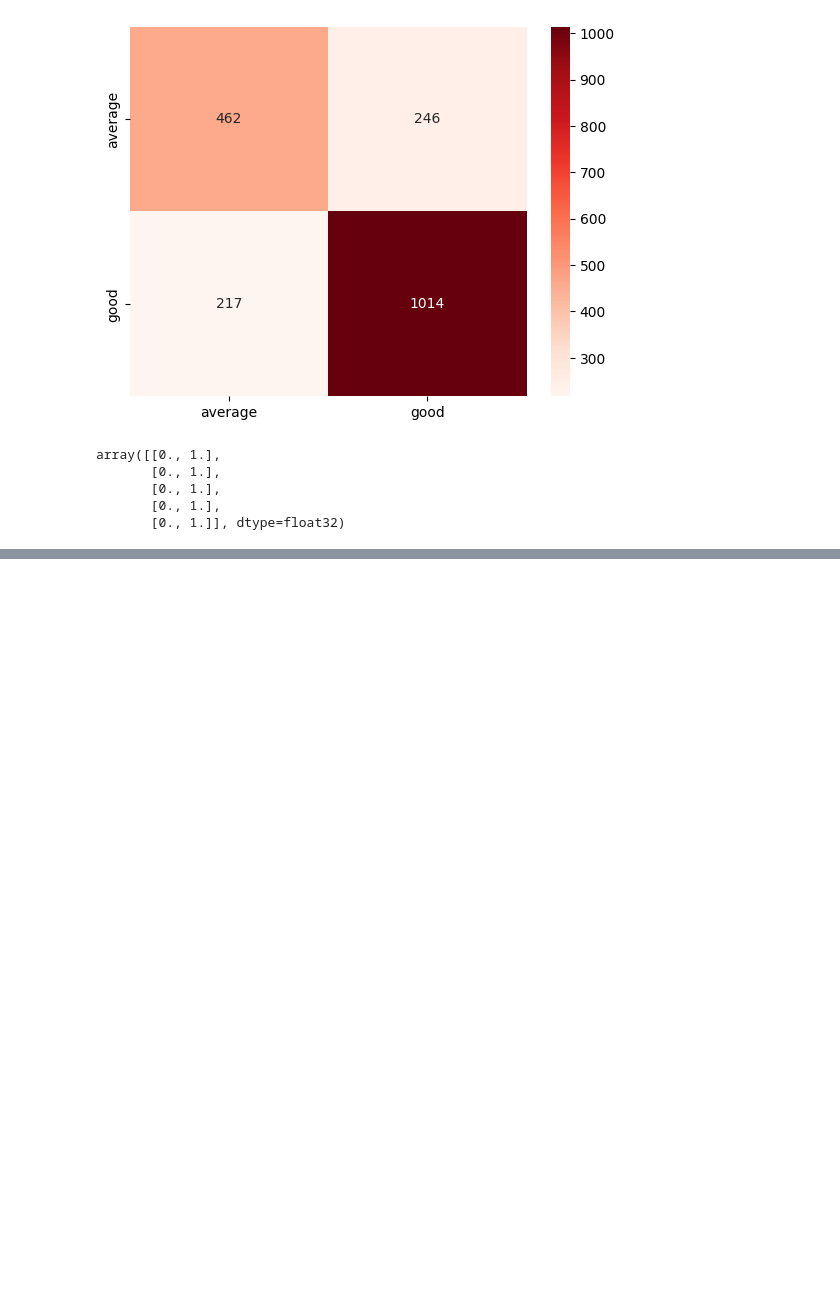
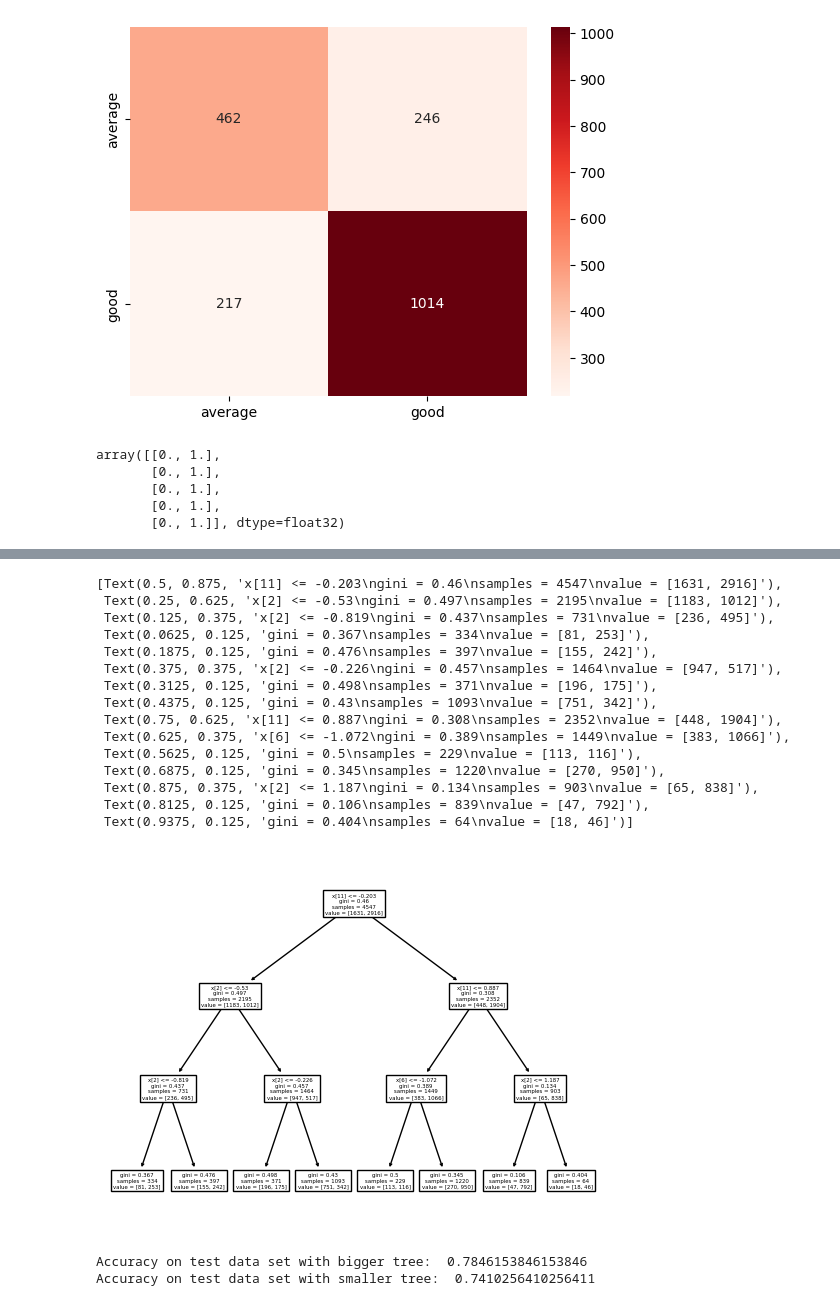
Before and after one commit to piotrd22/computational_intelligence_ug, a Jupyter notebook: project02/project.ipynb, the cells around one changed output, grey strips where cells are left out. Saved outputs shown, nothing was run; the diff lists cells and outputs as text; code cells hidden in the pictures; blank space fills up the shorter version.

```diff
--- a/project02/project.ipynb
+++ b/project02/project.ipynb
@@ -395,0 +491,28 @@ plt.show()
+# %%
+tree.plot_tree(clf_smaller)
+# %% [output]
+[Text(0.5, 0.875, 'x[11] <= -0.203\ngini = 0.46\nsamples = 4547\nvalue = [1631, 2916]'),
+ Text(0.25, 0.625, 'x[2] <= -0.53\ngini = 0.497\nsamples = 2195\nvalue = [1183, 1012]'),
+ Text(0.125, 0.375, 'x[2] <= -0.819\ngini = 0.437\nsamples = 731\nvalue = [236, 495]'),
+ Text(0.0625, 0.125, 'gini = 0.367\nsamples = 334\nvalue = [81, 253]'),
+ Text(0.1875, 0.125, 'gini = 0.476\nsamples = 397\nvalue = [155, 242]'),
+ Text(0.375, 0.375, 'x[2] <= -0.226\ngini = 0.457\nsamples = 1464\nvalue = [947, 517]'),
+ Text(0.3125, 0.125, 'gini = 0.498\nsamples = 371\nvalue = [196, 175]'),
+ Text(0.4375, 0.125, 'gini = 0.43\nsamples = 1093\nvalue = [751, 342]'),
+ Text(0.75, 0.625, 'x[11] <= 0.887\ngini = 0.308\nsamples = 2352\nvalue = [448, 1904]'),
+ Text(0.625, 0.375, 'x[6] <= -1.072\ngini = 0.389\nsamples = 1449\nvalue = [383, 1066]'),
+ Text(0.5625, 0.125, 'gini = 0.5\nsamples = 229\nvalue = [113, 116]'),
+ Text(0.6875, 0.125, 'gini = 0.345\nsamples = 1220\nvalue = [270, 950]'),
+ Text(0.875, 0.375, 'x[2] <= 1.187\ngini = 0.134\nsamples = 903\nvalue = [65, 838]'),
+ Text(0.8125, 0.125, 'gini = 0.106\nsamples = 839\nvalue = [47, 792]'),
+ Text(0.9375, 0.125, 'gini = 0.404\nsamples = 64\nvalue = [18, 46]')]
+[figure, added]
+# %%
+prediction = clf.predict(x_test)
+prediction_smaller = clf_smaller.predict(x_test)
+
+print("Accuracy on test data set with bigger tree: ", accuracy_score(prediction, y_test))
+print("Accuracy on test data set with smaller tree: ", accuracy_score(prediction_smaller, y_test))
+# %% [output]
+Accuracy on test data set with bigger tree:  0.7846153846153846
+Accuracy on test data set with smaller tree:  0.7410256410256411
```
Also changed, not shown: parts of 30 cells of this notebook.
